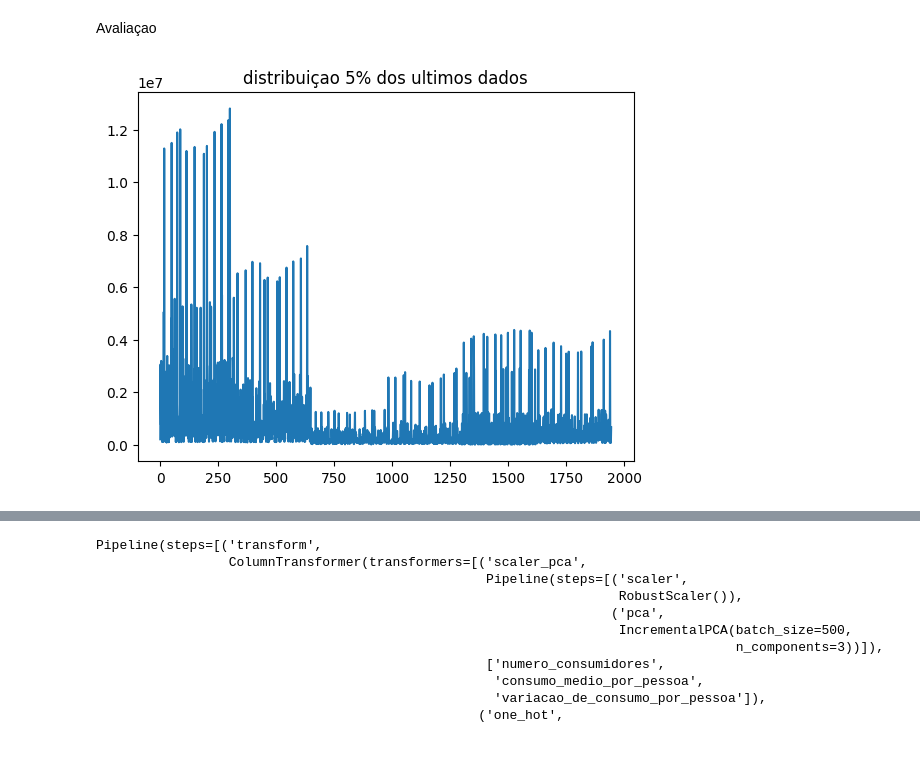
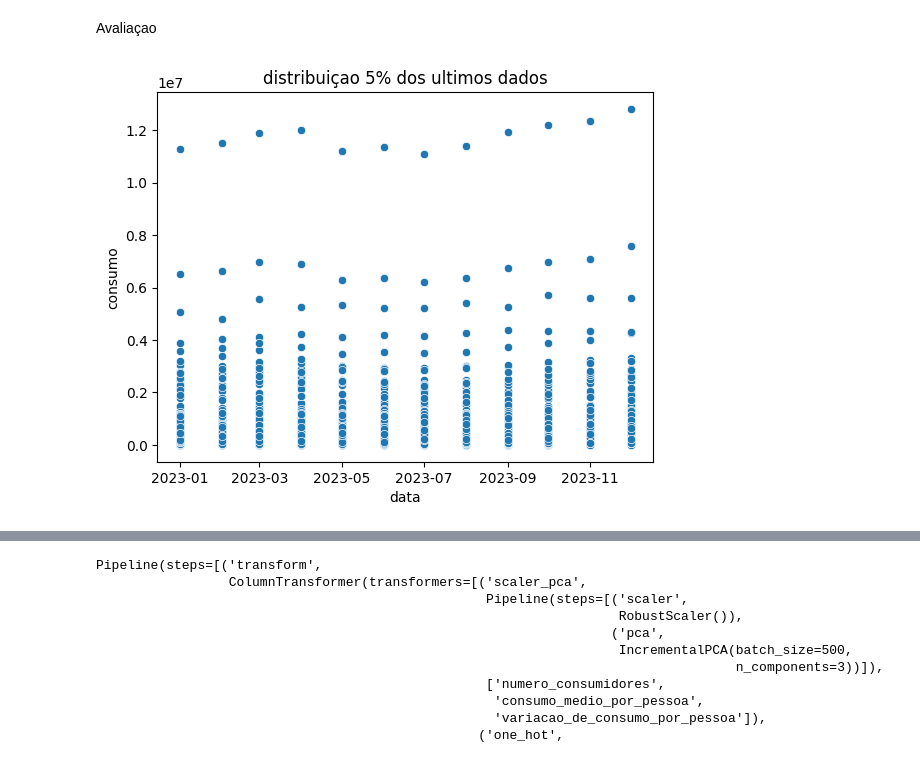
Before and after one commit to WesleySouza13/energy-consumption-forecast-br, a Jupyter notebook: Untitled-1.ipynb, the cells around one changed output, grey strips where cells are left out. Cells and saved outputs as stored; diff of their text form; code cells hidden in the pictures.

```diff
--- a/Untitled-1.ipynb
+++ b/Untitled-1.ipynb
@@ -682,12 +682,12 @@ x_valid
 Avaliaçao
 # %%
 #pegando os 5% ultimos valores da serie para prediçoes
-y_valid = time_series[-sample_size:].ravel()
-sns.lineplot(y_valid)
+y_valid = time_series[-sample_size:]
+sns.scatterplot(y_valid)
 plt.title('distribuiçao 5% dos ultimos dados')
 plt.show()
 # %% [output]
-[figure, old version]
+[figure, new version]
 # %%
 pipe.set_params(model=RandomForestRegressor()).fit(x_train, y_train)
 # %% [output]
```
Also changed, not shown: parts of 23 cells of this notebook.
